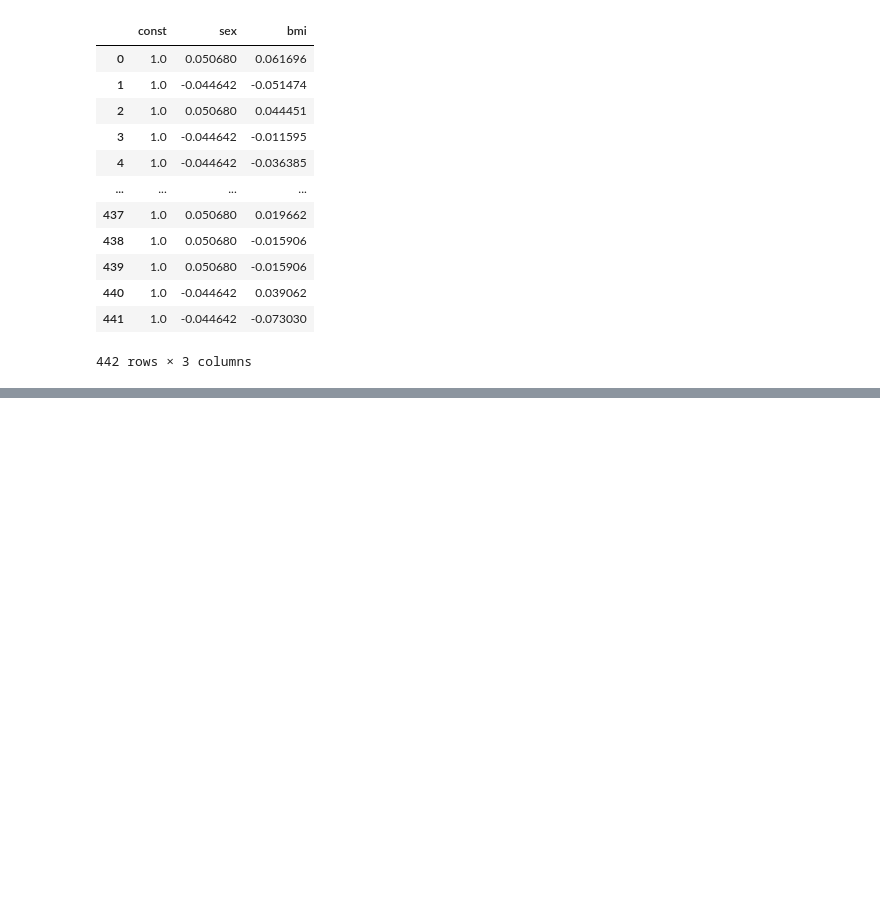
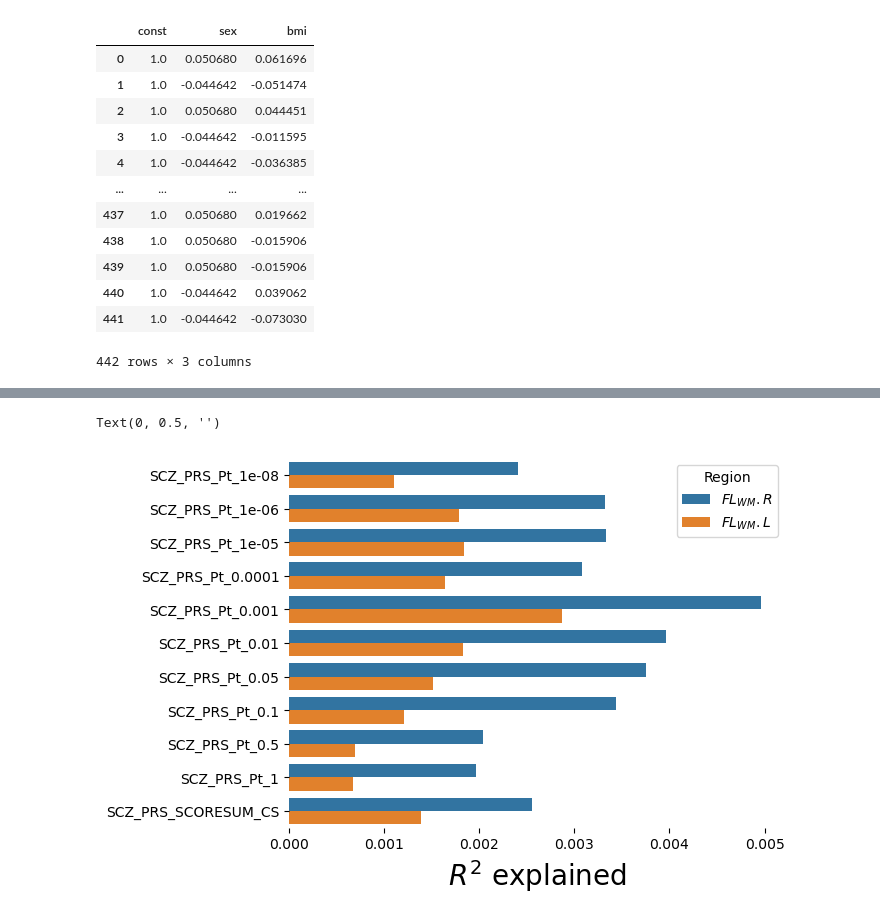
Before and after one commit to lehai-ml/dHCP_genetics, a Jupyter notebook: notebook_results/scz/2_1_SCZ_dHCP_volumetric_dataset.ipynb, the cells around one changed output, grey strips where cells are left out. Saved outputs shown, nothing was run; the diff lists cells and outputs as text; code cells hidden in the pictures; blank space fills up the shorter version.

```diff
--- a/notebook_results/scz/2_1_SCZ_dHCP_volumetric_dataset.ipynb
+++ b/notebook_results/scz/2_1_SCZ_dHCP_volumetric_dataset.ipynb
@@ -1693,0 +1735,4 @@ plt.show()
+# %%
+print(SCZ_prs.shape)
+european_volumetric_term = pd.merge(SCZ_prs,Anc_PCs,on='ID').merge(full_dataset,on='ID')
+print(european_volumetric_term.shape)
@@ -1693,0 +1742,11 @@ plt.show()
+# %%
+ancestry=[f'euro_Anc_PC{i}' for i in range(1,4)]
+df = european_volumetric_term.copy()
+df['GM_proportion'] = df['GM']/df['TBV']
+df['WM_proportion'] = df['WM']/df['TBV']
+print(df.shape)
+df = stats.MassUnivariate.remove_outliers(df,col=['GM_proportion','WM_proportion'],threshold=3,
+                                                   remove_schemes='any')
+print(df.shape)
+df = stats.MassUnivariate.remove_outliers(df,col=ancestry,remove_schemes='any',threshold=3.5)
+print(df.shape)
@@ -1693,0 +1757,2 @@ plt.show()
+# %%
+df = data_preprocessing.Volumes.Imperial.group_Imperial_volumes(df,grouping='segmented')
@@ -1693,0 +1989,28 @@ plt.show()
+# %%
+fig,bar_plot = plt.subplots(1,1)
+#draw the barplot of R-squared explained
+dependent_var=['Imperial 79','Imperial 80']
+Rsquared_explained_list = defaultdict(dict)
+for dependent_variable in dependent_var:
+    Rsquared_explained_list[dependent_variable] = defaultdict(list)
+    for threshold in [i for i in df.columns if 'PRS' in i]:
+        Rsquared_explained_list[dependent_variable][threshold] = stats.MassUnivariate.calculate_R_squared_explained(df = df,
+    col_to_drop=threshold,
+    cat_independentVar_cols=['sex'],
+    cont_independentVar_cols=['GA','PMA','TBV',threshold]+ancestry,
+    dependentVar_cols=[dependent_variable])
+
+Rsquared_explained_pd = pd.DataFrame(Rsquared_explained_list)
+Rsquared_explained_pd.columns = ['$FL_{WM}.R$','$FL_{WM}.L$']
+
+Rsquared_explained_pd = pd.DataFrame(Rsquared_explained_pd.unstack()).reset_index()
+Rsquared_explained_pd.columns = ['Region','Threshold','$R^{2}$ explained']
+
+g = sns.barplot(y = 'Threshold',x = '$R^{2}$ explained', data = Rsquared_explained_pd,hue = 'Region',ax = bar_plot)
+# g.set_xlabel(rotation=90)
+sns.despine(bottom=True,left=True,right=True)
+bar_plot.set_xlabel('$R^{2}$ explained',fontsize=20)
+bar_plot.set_ylabel(None,fontsize=20)
+# %% [output]
+Text(0, 0.5, '')
+[figure, added]
```
Also changed, not shown: parts of 34 cells of this notebook, 5 other files.
